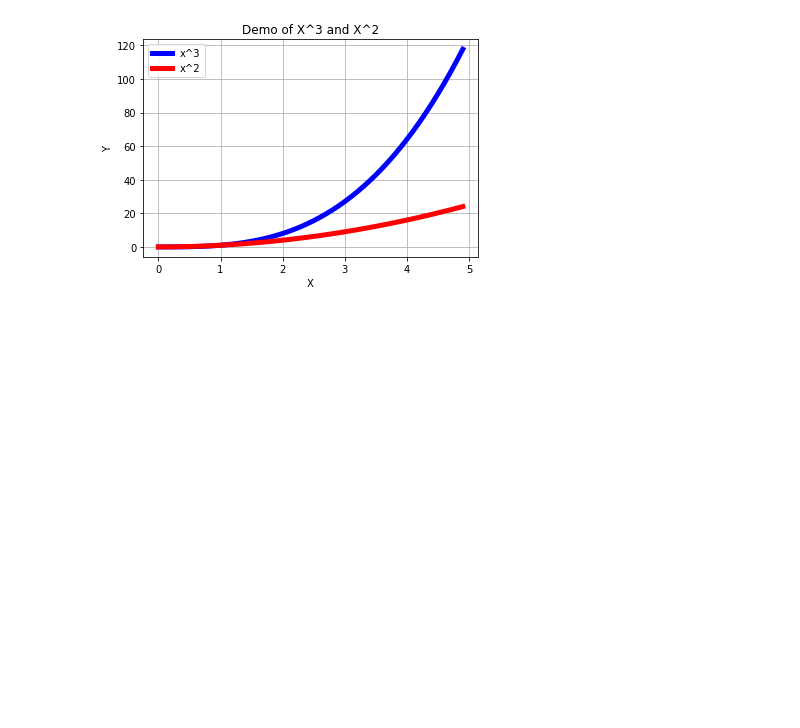
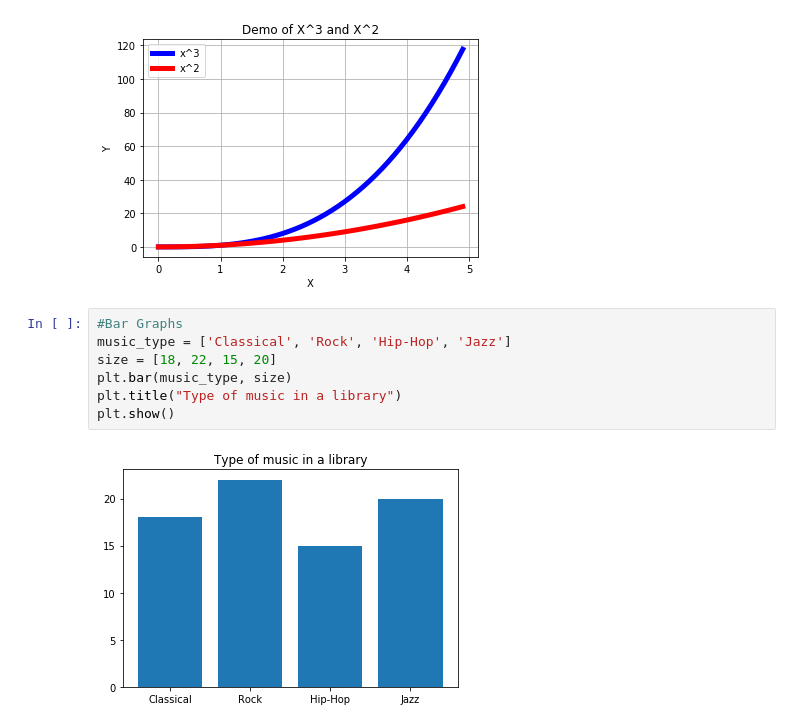
Before and after one commit to gankur98/Plotting_Graphs, a Jupyter notebook: Understand Graphs (Line and Pie).ipynb, the cells around one changed output. Cells and saved outputs as stored; diff of their text form; blank space fills up the shorter version.

```diff
--- a/Understand Graphs (Line and Pie).ipynb
+++ b/Understand Graphs (Line and Pie).ipynb
@@ -40,3 +40,12 @@ plt.grid()
 plt.show()
 # %% [output]
 [figure]
+# %%
+#Bar Graphs
+music_type = ['Classical', 'Rock', 'Hip-Hop', 'Jazz']
+size = [18, 22, 15, 20]
+plt.bar(music_type, size)
+plt.title("Type of music in a library")
+plt.show()
+# %% [output]
+[figure, added]
```
Also changed, not shown: parts of 2 cells of this notebook.
